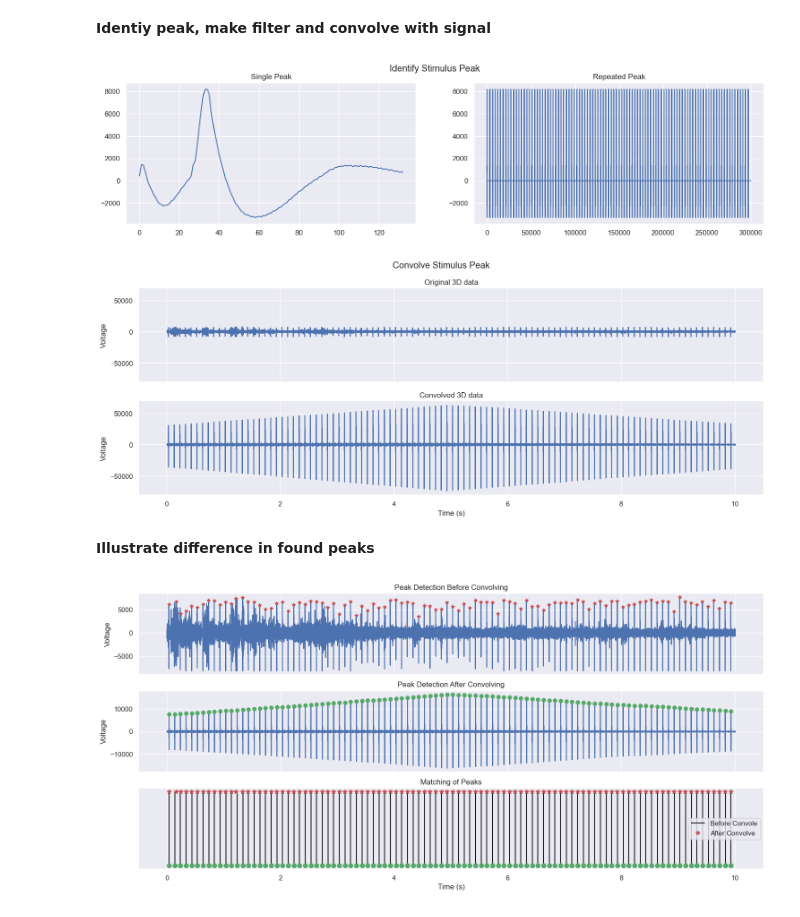
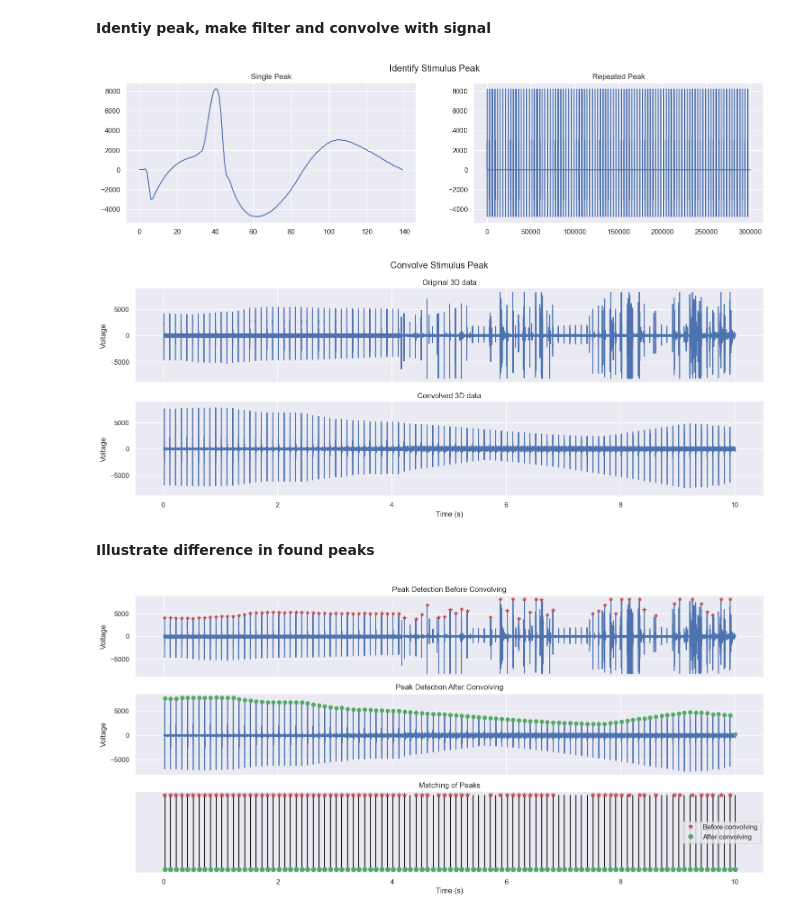
Before and after one commit to TheresaDF/NeuronSpikeEye, a Jupyter notebook: src/visualizations/detect_SA.ipynb, the cells around one changed output. Cells and saved outputs as stored; diff of their text form; code cells hidden in the pictures.

```diff
--- a/src/visualizations/detect_SA.ipynb
+++ b/src/visualizations/detect_SA.ipynb
@@ -14,14 +14,14 @@ from src.data.utils import read_ns5_file
 **Read data**
 # %%
 path_2d = "../../data/raw/2D/Eye 1/10Hz_1V_neg500mV_1ms005.ns5"
-path_3d = "../../data/raw/3D/Eye 1/10Hz_1V_neg500mV_1ms003.ns5"
+path_3d = "../../data/raw/3D/Eye 2/10Hz_1V_neg500mV_1ms002.ns5"
 
 # read the ns5 file
 times_2d, data_2d = read_ns5_file(path_2d)
 times_3d, data_3d = read_ns5_file(path_3d)
 
 # extract single channel
-channel = 1
+channel = 0
 data_2d = data_2d[:, channel]
 data_3d = data_3d[:, channel]
 # %% [markdown]
@@ -29,41 +29,41 @@ data_3d = data_3d[:, channel]
 # %%
 # find stimulus peak in 2D data
 stim_peak = np.argmax(data_2d)
-peak = data_2d[stim_peak-33:stim_peak+100]
+peak = data_2d[stim_peak-40:stim_peak+100]
 
 # mirror the peak
-peak_mirror = np.r_[np.flip(peak), np.zeros(3000-33-100)]
+peak_mirror = np.r_[np.flip(peak), np.zeros(3000-140)]
 peak_mirror = np.array([peak_mirror for _ in range(100)]).reshape(-1)
 
 # convolve with 3D data
 conv = fftconvolve(data_3d, peak_mirror / np.sum(peak_mirror), mode = "same")
 
 # plot the data
 fig, ax = plt.subplots(1, 2, figsize = (18, 4))
 ax[0].plot(peak)
 ax[1].plot(peak_mirror)
 ax[0].set_title("Single Peak")
 ax[1].set_title("Repeated Peak")
 plt.suptitle("Identify Stimulus Peak")
 plt.savefig("../../../notes/images_week2/stim_peak.pdf")
 plt.show()
 
 fig, ax = plt.subplots(2, 1, figsize = (18, 6), sharey = True, sharex = True)
 ax[0].plot(times_3d[300:], data_3d[300:])
 ax[0].set_title("Original 3D data")
 ax[0].set_ylabel("Voltage")
 
 ax[1].plot(times_3d[300:], conv[300:])
 ax[1].set_xlabel("Time (s)")
 ax[1].set_title("Convolved 3D data")
 ax[1].set_ylabel("Voltage")
 
 
 plt.suptitle("Convolve Stimulus Peak")
 plt.show()
 # %% [output]
-[figure, old version]
+[figure, new version]
-[figure, old version]
+[figure, new version]
 # %% [markdown]
 **Illustrate difference in found peaks**
 # %%
@@ -84,9 +84,9 @@ ax[1].set_title("Peak Detection After Convolving")
 ax[1].set_ylabel("Voltage")
 
 ax[2].vlines(peaks / 30000, 0, 1, color = "k")
-ax[2].plot(peaks_before / 30000, np.ones(len(peaks_before)), 'r*', ms = 7)
-ax[2].plot(peaks / 30000, np.zeros(len(peaks)), 'go', ms = 7)
-ax[2].legend(["Before Convole", "After Convolve"])
+ax[2].plot(peaks_before / 30000, np.ones(len(peaks_before)), 'r*', ms = 7, label = "Before convolving")
+ax[2].plot(peaks / 30000, np.zeros(len(peaks)), 'go', ms = 7, label = "After convolving")
+ax[2].legend()
 ax[2].set_title("Matching of Peaks")
 ax[2].set_xlabel("Time (s)")
 ax[2].set_yticks([])
@@ -94,4 +94,4 @@ ax[2].set_yticks([])
 plt.savefig("../../../notes/images_week2/matched_filtering.pdf")
 plt.show()
 # %% [output]
-[figure, old version]
+[figure, new version]
```
